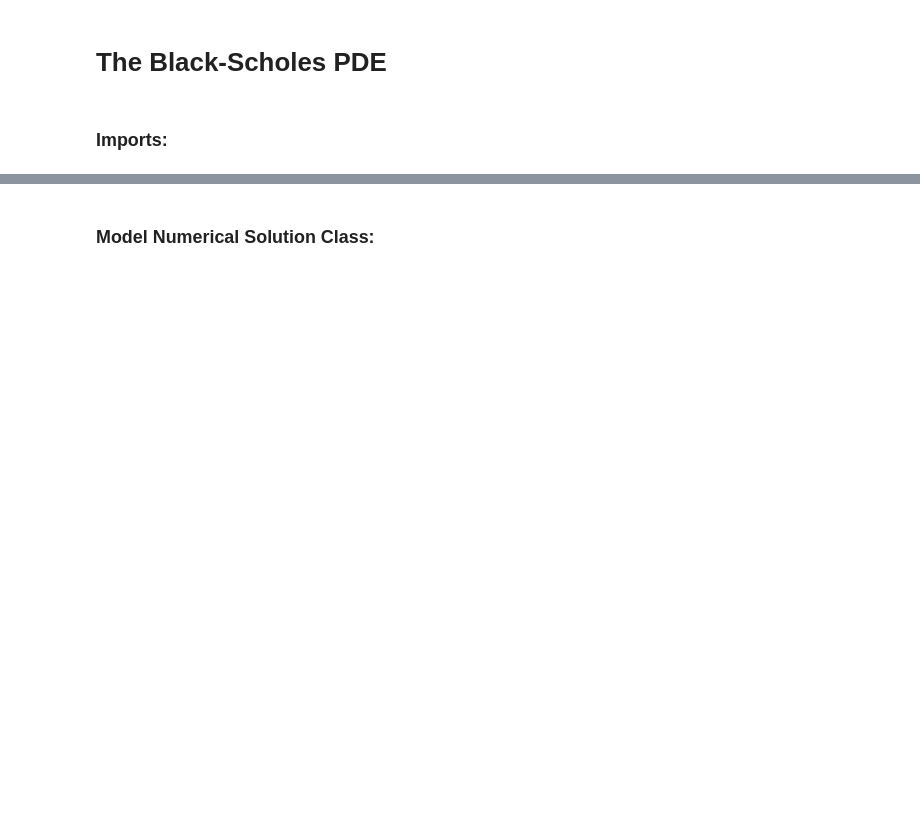
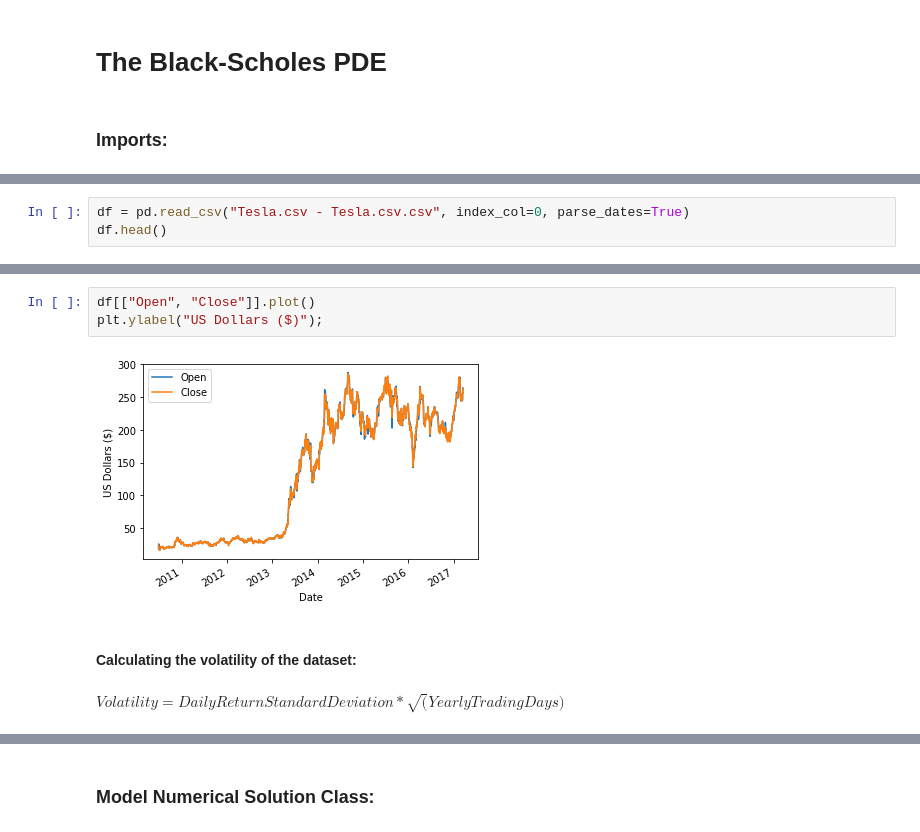
Before and after one commit to KareemElozeiri/Black-Scholes-Analysis, a Jupyter notebook: model.ipynb, the cells around one changed output, grey strips where cells are left out. Drawn from its saved outputs; the diff is of its cells as text; blank space fills up the shorter version.

```diff
--- a/model.ipynb
+++ b/model.ipynb
@@ -19,0 +24,3 @@ sympy.init_printing()
+# %%
+df = pd.read_csv("Tesla.csv - Tesla.csv.csv", index_col=0, parse_dates=True)
+df.head()
@@ -19,0 +61,9 @@ sympy.init_printing()
+# %%
+df[["Open", "Close"]].plot()
+plt.ylabel("US Dollars ($)");
+# %% [output]
+[figure, added]
+# %% [markdown]
+#### Calculating the volatility of the dataset:
+# %% [markdown]
+$ Volatility = Daily Return Standard Deviation * \sqrt(Yearly Trading Days) $
```
Also changed, not shown: parts of 19 cells of this notebook.
